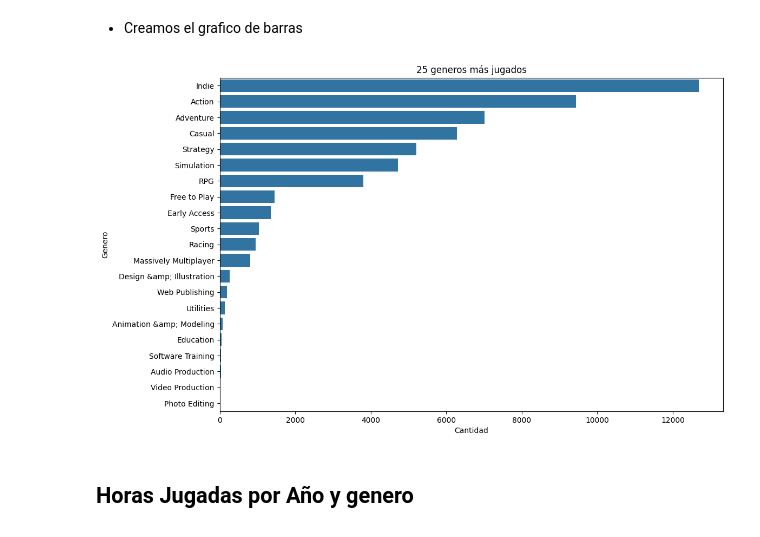
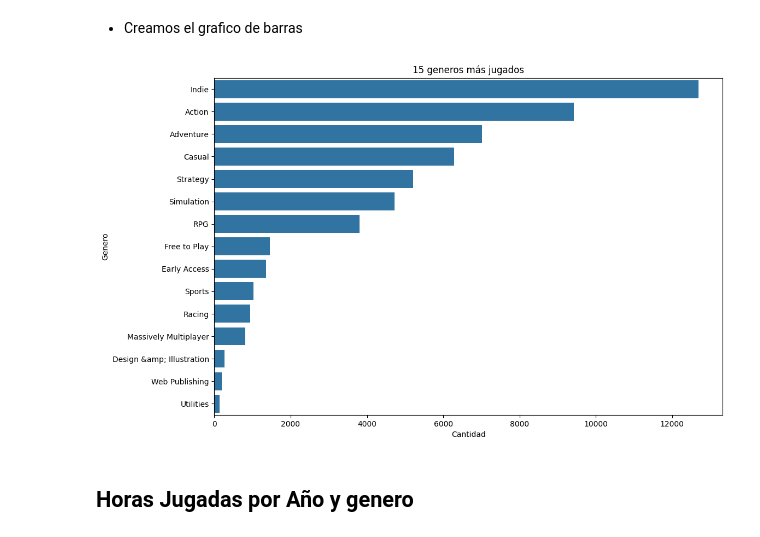
Before and after one commit to facu-corvalan/PI_ML_OPS, a Jupyter notebook: EDA/EDA.ipynb, the cells around one changed output. Saved outputs shown, nothing was run; the diff lists cells and outputs as text; code cells hidden in the pictures.

```diff
--- a/EDA/EDA.ipynb
+++ b/EDA/EDA.ipynb
@@ -81,5 +81,5 @@ games
 # %%
-top_genres = games['genres'].value_counts().nlargest(25)
+top_genres = games['genres'].value_counts().nlargest(15)
 top_genres.head(10)
 # %% [output]
 genres
@@ -99,12 +99,12 @@ Name: count, dtype: int64
 # %%
 plt.figure(figsize=(12, 8))
 sns.barplot(y=top_genres.index, x=top_genres.values)
 plt.xlabel('Cantidad')
 plt.ylabel('Genero')
-plt.title('25 generos más jugados')
+plt.title('15 generos más jugados')
 plt.show()
 # %% [output]
-[figure, old version]
+[figure, new version]
 # %% [markdown]
 ## Horas Jugadas por Año y genero
 # %%
```
Also changed, not shown: parts of 4 cells of this notebook.
